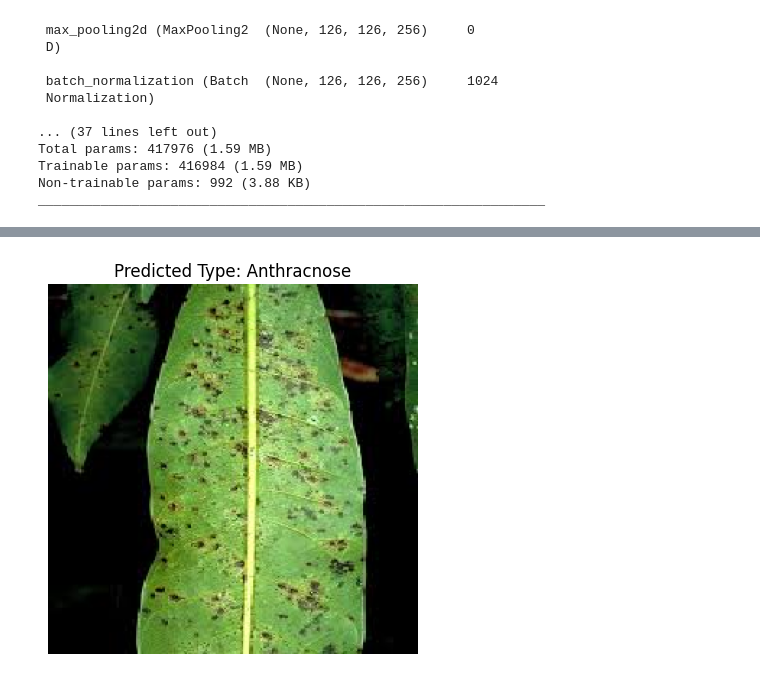
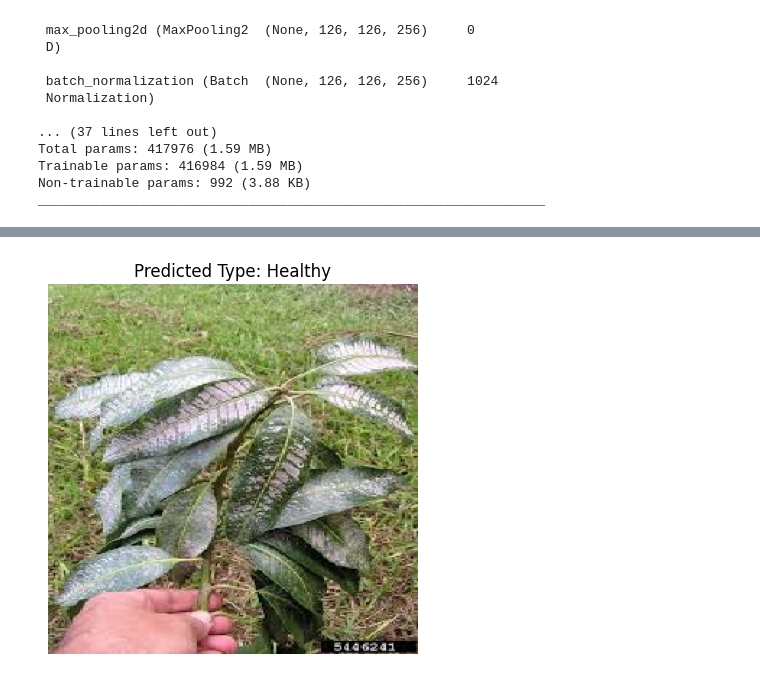
Before and after one commit to manoharreddyvoladri/Data-science-, a Jupyter notebook: ml-project-mangifera-indica-pathology-detector.ipynb, the cells around one changed output, grey strips where cells are left out. Drawn from its saved outputs; the diff is of its cells as text; code cells hidden in the pictures.

Commit message:
Kaggle Notebook | Ml project Mangifera indica Pathology Detector | Version 2

```diff
--- a/ml-project-mangifera-indica-pathology-detector.ipynb
+++ b/ml-project-mangifera-indica-pathology-detector.ipynb
@@ -197,5 +203,5 @@ predict_and_display(image_path_to_test, model, class_labels)
 [figure]
 # %%
-image_path_to_test = '/kaggle/input/testing-purpose/anthroncnose.jpeg'
+image_path_to_test = '/kaggle/input/testing-purpose/group.jpeg'
 predict_and_display(image_path_to_test, model, class_labels)
 # %% [output]
@@ -203 +209 @@ predict_and_display(image_path_to_test, model, class_labels)
-[figure, old version]
+[figure, new version]
```
Also changed, not shown: parts of 8 cells of this notebook.
